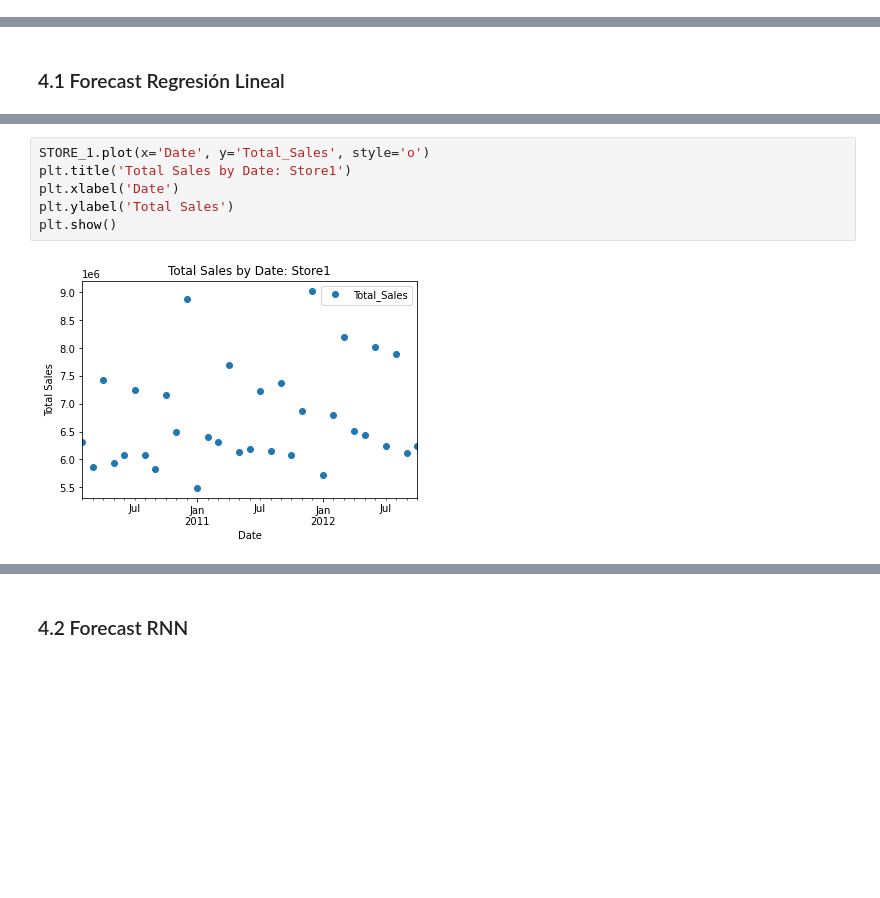
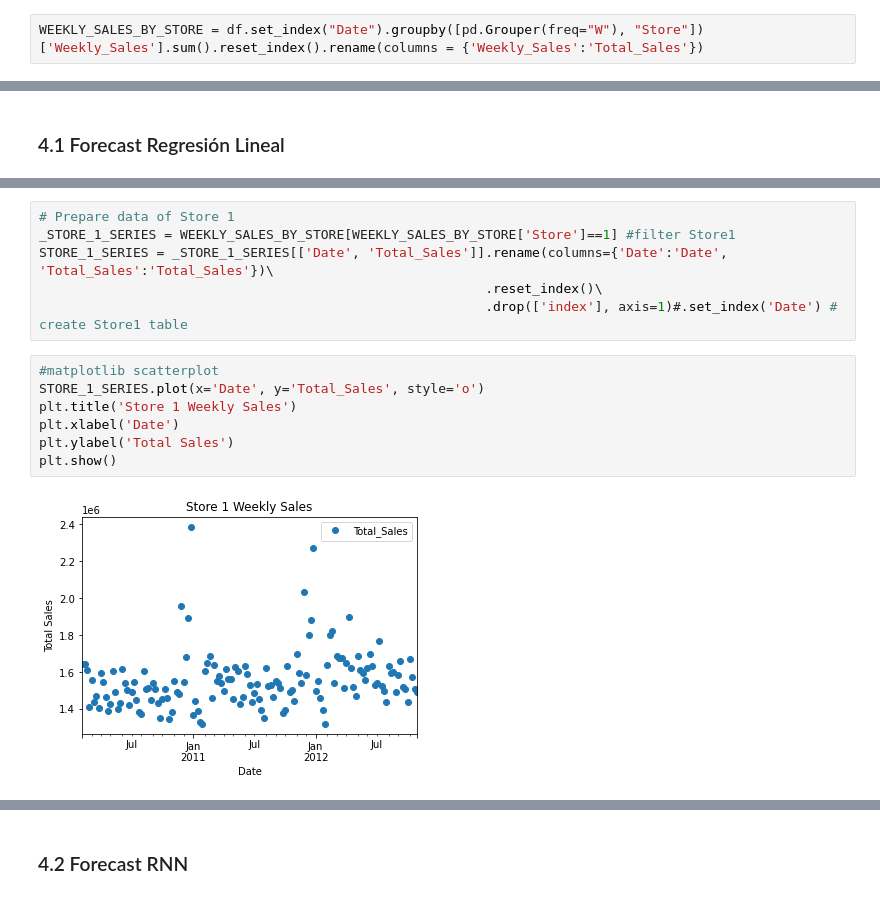
Before and after one commit to lebesguee/walmart_forecast, a Jupyter notebook: forecasting.ipynb, the cells around one changed output, grey strips where cells are left out. Saved outputs shown, nothing was run; the diff lists cells and outputs as text; blank space fills up the shorter version.

Commit message:
feat: finished linear reggresion model with metrics and graphs

```diff
--- a/forecasting.ipynb
+++ b/forecasting.ipynb
@@ -142,3 +218,5 @@ SEMESTER_SALES_BY_STORE = df.set_index("Date").groupby([pd.Grouper(freq="2BQ"),
 #MONTHLY_SALES_BY_STORE['Date'].max()
 #MONTHLY_SALES_BY_STORE['Date'].min()
 # MONTHLY_SALES_BY_STORE['Date'].sort_values(ascending=True)
+# %%
+WEEKLY_SALES_BY_STORE = df.set_index("Date").groupby([pd.Grouper(freq="W"), "Store"])['Weekly_Sales'].sum().reset_index().rename(columns = {'Weekly_Sales':'Total_Sales'})
@@ -221,8 +376,15 @@ memory usage: 1.3 KB
+# %%
+# Prepare data of Store 1
+_STORE_1_SERIES = WEEKLY_SALES_BY_STORE[WEEKLY_SALES_BY_STORE['Store']==1] #filter Store1
+STORE_1_SERIES = _STORE_1_SERIES[['Date', 'Total_Sales']].rename(columns={'Date':'Date', 'Total_Sales':'Total_Sales'})\
+                                                         .reset_index()\
+                                                         .drop(['index'], axis=1)#.set_index('Date') # create Store1 table
 # %%
-STORE_1.plot(x='Date', y='Total_Sales', style='o')
-plt.title('Total Sales by Date: Store1')
+#matplotlib scatterplot
+STORE_1_SERIES.plot(x='Date', y='Total_Sales', style='o')
+plt.title('Store 1 Weekly Sales')
 plt.xlabel('Date')
 plt.ylabel('Total Sales')
 plt.show()
 # %% [output]
-[figure, old version]
+[figure, new version]
```
Also changed, not shown: parts of 39 cells of this notebook.
